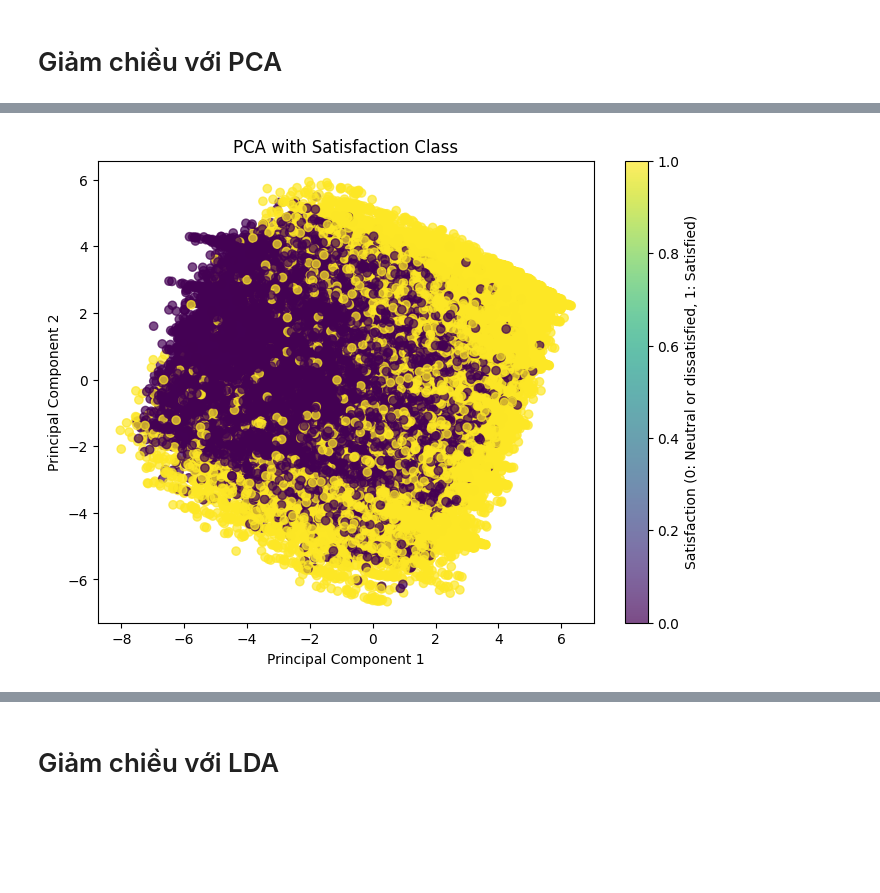
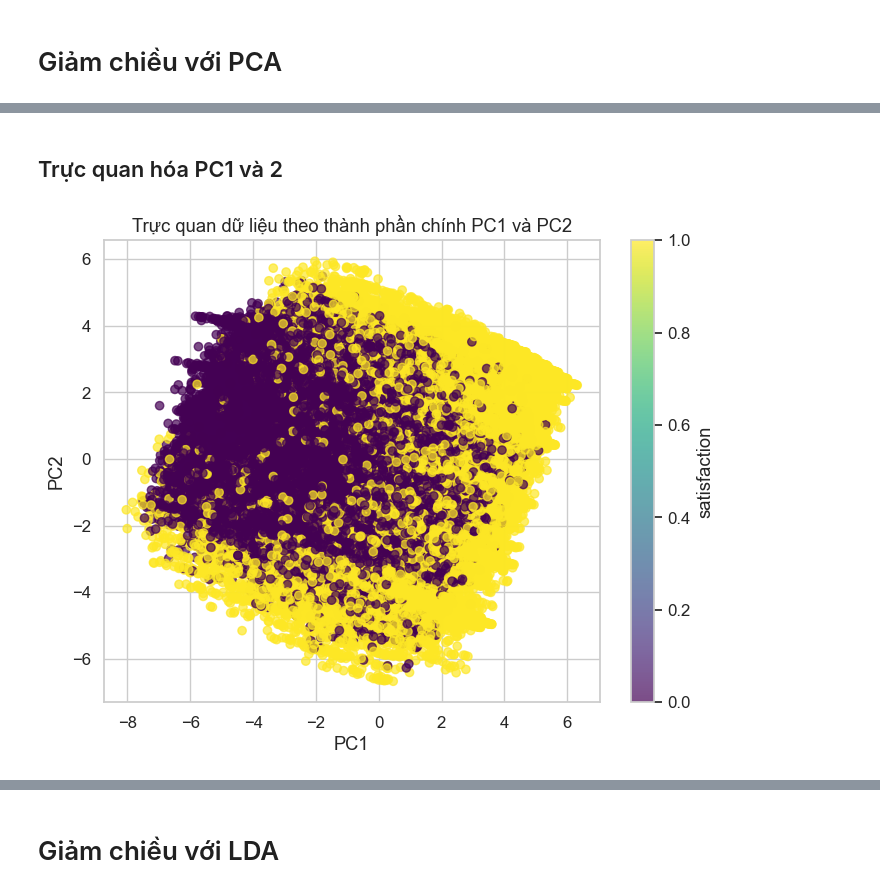
Before and after one commit to Phan-Hai/Airline_Passenger_Satisfaction_EDA, a Jupyter notebook: Notebooks/Dec.ipynb, the cells around one changed output, grey strips where cells are left out. Drawn from its saved outputs; the diff is of its cells as text; code cells hidden in the pictures; blank space fills up the shorter version.

```diff
--- a/Notebooks/Dec.ipynb
+++ b/Notebooks/Dec.ipynb
@@ -17,0 +20,9 @@ y  = df['satisfaction_satisfied']
+# %%
+df_cleaned = df.drop(columns=['Index', 'id'], errors='ignore')
+
+X = df_cleaned.drop(columns=['satisfaction_satisfied'])
+y = df_cleaned['satisfaction_satisfied']
+
+n_componets = 21
+pca = PCA(n_components=n_componets)
+X_pca = pca.fit_transform(X)
@@ -18,16 +51,13 @@ y  = df['satisfaction_satisfied']
+# %% [markdown]
+## Trực quan hóa PC1 và 2
 # %%
-pca = PCA(n_components=2)
-X_pca = pca.fit_transform(X)
-
-
 plt.figure(figsize=(8, 6))
-scatter = plt.scatter(X_pca[:, 0], X_pca[:, 1], c=y, cmap='viridis', alpha=0.7)
-plt.xlabel('Principal Component 1')
-plt.ylabel('Principal Component 2')
-plt.title('PCA with Satisfaction Class')
-
-plt.colorbar(scatter, label='Satisfaction (0: Neutral or dissatisfied, 1: Satisfied)')
-
+sc = plt.scatter(X_pca[:, 0], X_pca[:, 1], c=y, cmap='viridis', alpha=0.7)
+plt.xlabel('PC1')
+plt.ylabel('PC2')
+plt.title('Trực quan dữ liệu theo thành phần chính PC1 và PC2')
+plt.colorbar(sc, label='satisfaction')
+plt.grid(True)
 plt.show()
 # %% [output]
-[figure, old version]
+[figure, new version]
```
Also changed, not shown: parts of 17 cells of this notebook, 3 other files.
